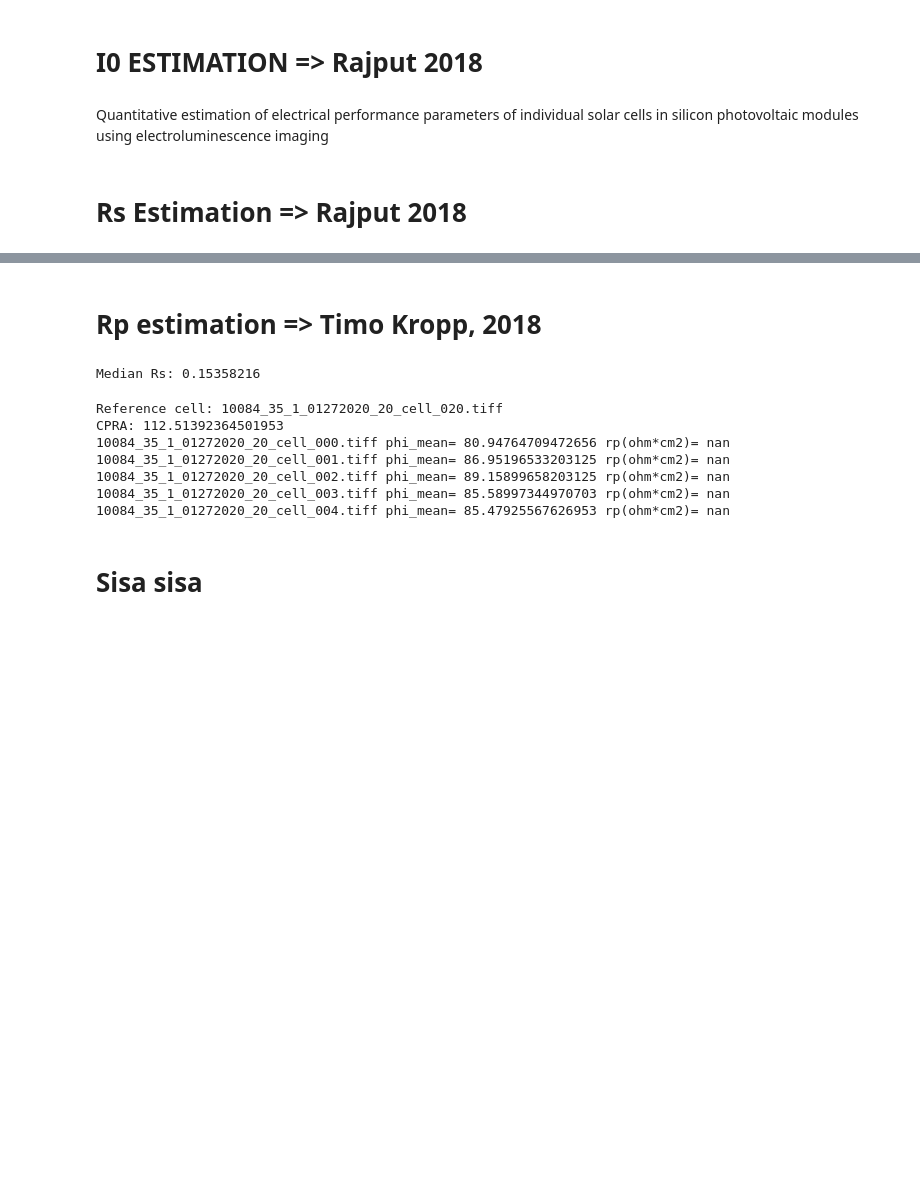
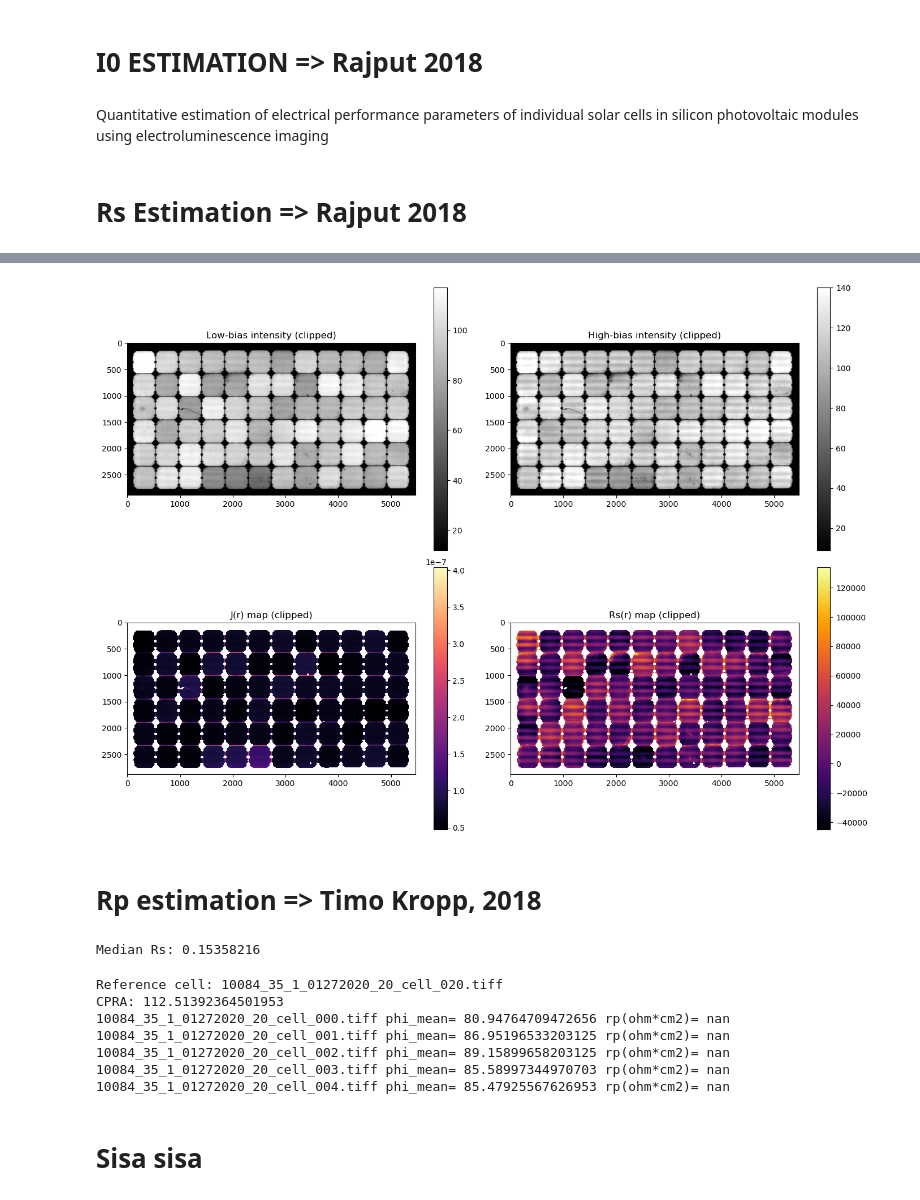
Before and after one commit to Kakozi/kodethesis, a Jupyter notebook: singlediodemodel_1.ipynb, the cells around one changed output, grey strips where cells are left out. Saved outputs shown, nothing was run; the diff lists cells and outputs as text; code cells hidden in the pictures; blank space fills up the shorter version.

```diff
--- a/singlediodemodel_1.ipynb
+++ b/singlediodemodel_1.ipynb
@@ -325,0 +363,92 @@ def estimate_U_J_Rs_maps_from_highbias(
+# %%
+
+# ----------------------------
+# INPUT (ganti sesuai foldermu)
+# ----------------------------
+low_module_path  = r"C:\Users\Ghozy Abror\OneDrive - Institut Teknologi Bandung\Karirku\UNSW\Thesis\Coding\EL\EL_wrp\2529_36_1_08062019_20_wrp.tiff"
+high_module_path = r"C:\Users\Ghozy Abror\OneDrive - Institut Teknologi Bandung\Karirku\UNSW\Thesis\Coding\EL\EL_wrp\2529_36_1_08062019_80_wrp.tiff"
+
+I_low = 0.2*5.908          # A (arus injeksi low)
+Uth  = 0.0259
+VT   = 0.0
+N    = 60            # sesuai modul kamu
+
+# ----------------------------
+# 1) LOW-BIAS: f, Vi_low, c_map, J0_map
+# ----------------------------
+phi_low_values = load_image_and_remove_padding(low_module_path, min_valid_intensity=2)
+phi_low_values = trim_outliers(phi_low_values, lower_percentile=0.1, upper_percentile=99.9)
+
+f = compute_f(phi_low_values, I=I_low, Uth=Uth, VT=VT, N=N)
+Vi_low = compute_Vi_from_phi_values(phi_low_values, I=I_low, f=f, Uth=Uth)
+
+phi_low_img = load_gray_cv2(low_module_path)
+c_map, mask_low = compute_c_map(phi_low_img, Vi=Vi_low, Uth=Uth, min_valid_intensity=2)
+J0_map = compute_J0_map(c_map, f=f)
+
+print("LOW done: f=", f, "| Vi_low=", Vi_low)
+
+# ----------------------------
+# 2) HIGH-BIAS: U_map, Vi_high (brightest), J_map, Rs_map
+# ----------------------------
+phi_high_img = load_gray_cv2(high_module_path)
+mask_high = make_valid_mask(phi_high_img, min_valid_intensity=2)
+mask = mask_low & mask_high
+
+U_map = compute_U_map(phi_high_img, c_map=c_map, Uth=Uth, mask=mask)
+
+Vi_high = estimate_Vi_from_brightest(
+    phi_high_img, U_map=U_map, mask=mask,
+    exclude_top_percent=0.1, band_width_percent=0.4
+)
+
+J_map = compute_J_map(J0_map=J0_map, U_map=U_map, Uth=Uth, mask=mask)
+Rs_map = compute_Rs_map(Vi=Vi_high, U_map=U_map, J_map=J_map, mask=mask)
+
+print("HIGH done: Vi_high=", Vi_high)
+print("Rs median=", np.nanmedian(Rs_map), "| Rs mean=", np.nanmean(Rs_map))
+
+# ----------------------------
+# 3) VISUALISASI
+# ----------------------------
+# Supaya enak dilihat, pakai percentile clipping (visual saja)
+def clip_for_display(img, mask, p_low=2, p_high=98):
+    vals = img[mask & np.isfinite(img)]
+    if vals.size == 0:
+        return img
+    lo, hi = np.percentile(vals, [p_low, p_high])
+    return np.clip(img, lo, hi)
+
+phi_disp = clip_for_display(phi_high_img, mask, 2, 98)
+U_disp   = clip_for_display(U_map, mask, 2, 98)
+J_disp   = clip_for_display(J_map, mask, 2, 98)
+Rs_disp  = clip_for_display(Rs_map, mask, 2, 98)
+phi_low_disp = clip_for_display(phi_low_img, mask, 2, 98)
+
+plt.figure(figsize=(14, 10))
+
+plt.figure(figsize=(14, 10))
+
+plt.subplot(2, 2, 1)
+plt.imshow(phi_low_disp, cmap="gray")
+plt.title("Low-bias intensity (clipped)")
+plt.colorbar()
+
+plt.subplot(2, 2, 2)
+plt.imshow(phi_disp, cmap="gray")
+plt.title("High-bias intensity (clipped)")
+plt.colorbar()
+
+plt.subplot(2, 2, 3)
+plt.imshow(J_disp, cmap="magma")
+plt.title("J(r) map (clipped)")
+plt.colorbar()
+
+plt.subplot(2, 2, 4)
+plt.imshow(Rs_disp, cmap="inferno")
+plt.title("Rs(r) map (clipped)")
+plt.colorbar()
+
+plt.tight_layout()
+plt.show()
+# %% [output]
@@ -326,3 +459,4 @@ def estimate_U_J_Rs_maps_from_highbias(
+[figure, added]
 # %% [markdown]
 # Rp estimation => Timo Kropp, 2018
 # %%
```
Also changed, not shown: parts of 3 cells of this notebook.
